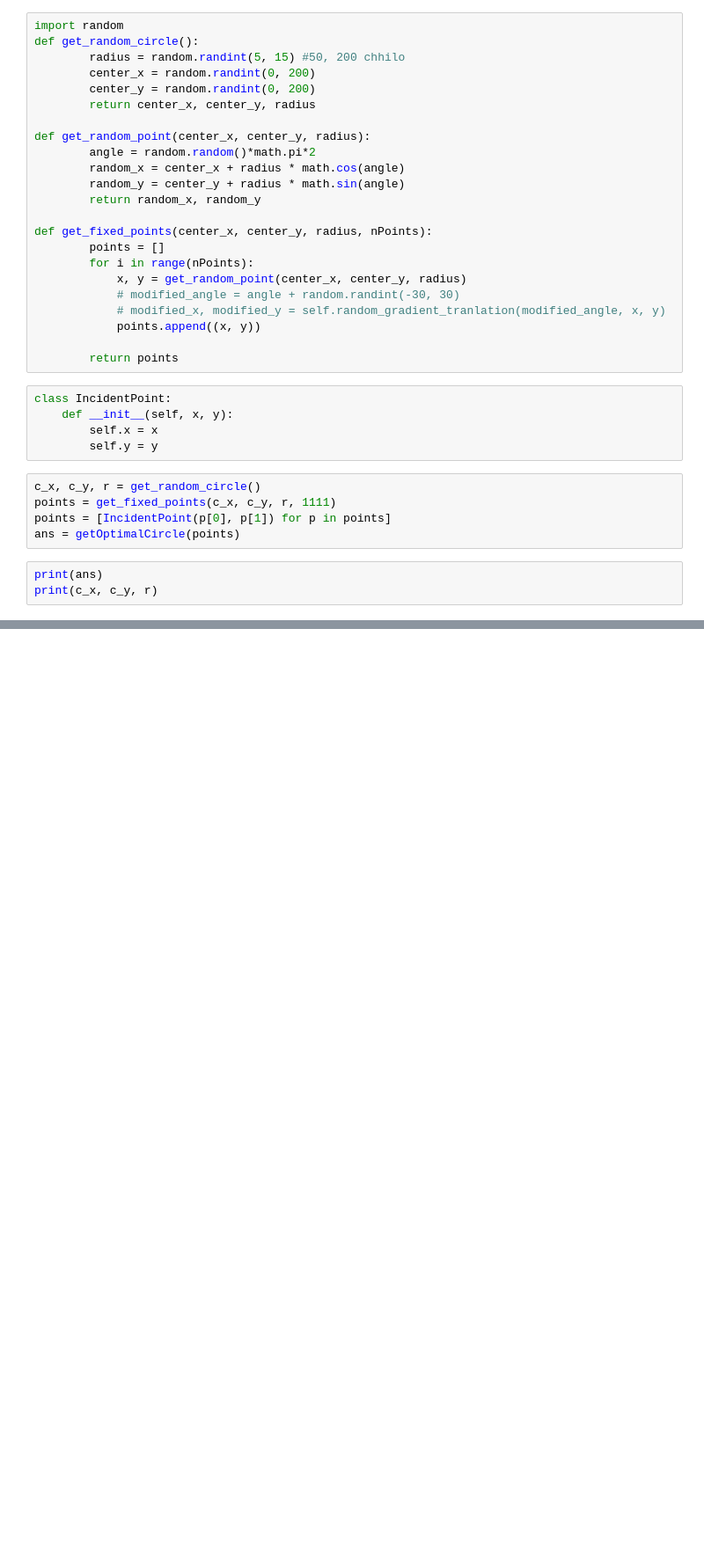
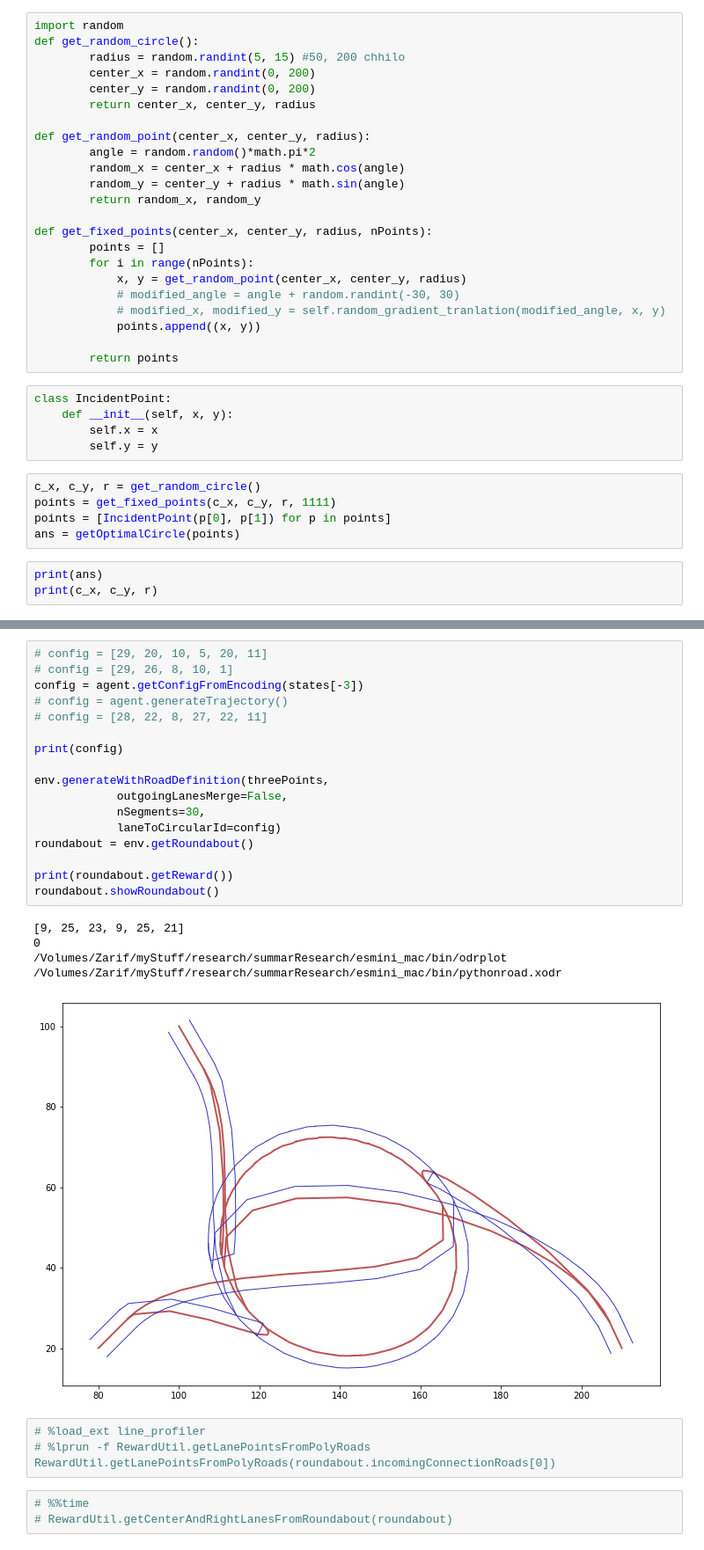
Before and after one commit to AugmentedDesignLab/junction-art, a Jupyter notebook: data generation.ipynb, the cells around one changed output, grey strips where cells are left out. Shown at 88% size. Drawn from its saved outputs; the diff is of its cells as text; blank space fills up the shorter version.

```diff
--- a/data generation.ipynb
+++ b/data generation.ipynb
@@ -695,0 +753,28 @@ print(c_x, c_y, r)
+# %%
+# config = [29, 20, 10, 5, 20, 11]
+# config = [29, 26, 8, 10, 1]
+config = agent.getConfigFromEncoding(states[-3])
+# config = agent.generateTrajectory()
+# config = [28, 22, 8, 27, 22, 11]
+
+print(config)
+
+env.generateWithRoadDefinition(threePoints,
+            outgoingLanesMerge=False,
+            nSegments=30,
+            laneToCircularId=config)
+roundabout = env.getRoundabout()
+
+print(roundabout.getReward())
+roundabout.showRoundabout()
+# %% [output]
+[9, 25, 23, 9, 25, 21]
+0
+/Volumes/Zarif/myStuff/research/summarResearch/esmini_mac/bin/odrplot /Volumes/Zarif/myStuff/research/summarResearch/esmini_mac/bin/pythonroad.xodr
+[figure, added]
+# %%
+# %load_ext line_profiler
+# %lprun -f RewardUtil.getLanePointsFromPolyRoads RewardUtil.getLanePointsFromPolyRoads(roundabout.incomingConnectionRoads[0])
+# %%
+# %%time
+# RewardUtil.getCenterAndRightLanesFromRoundabout(roundabout)
```
Also changed, not shown: parts of 10 cells of this notebook, 7 other files.
